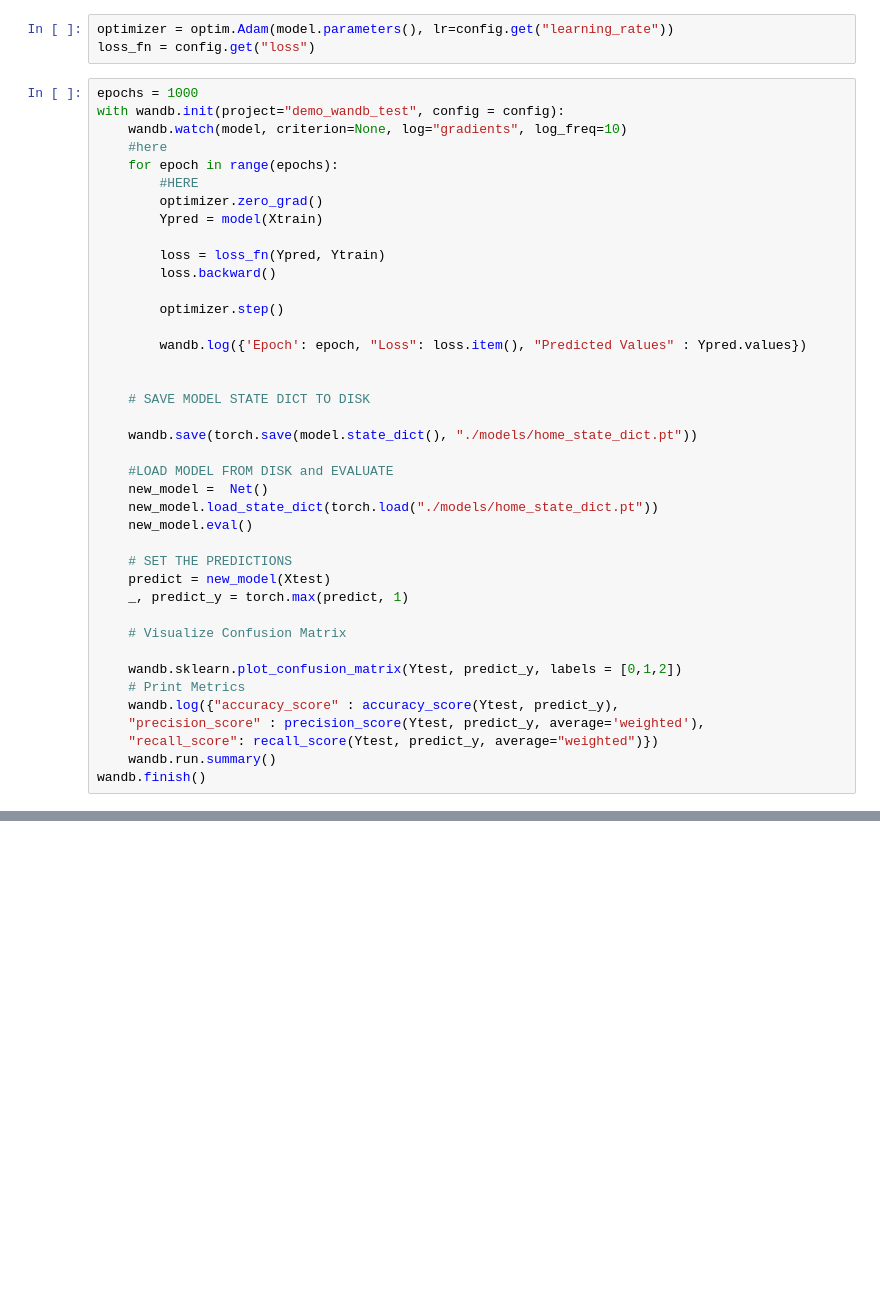
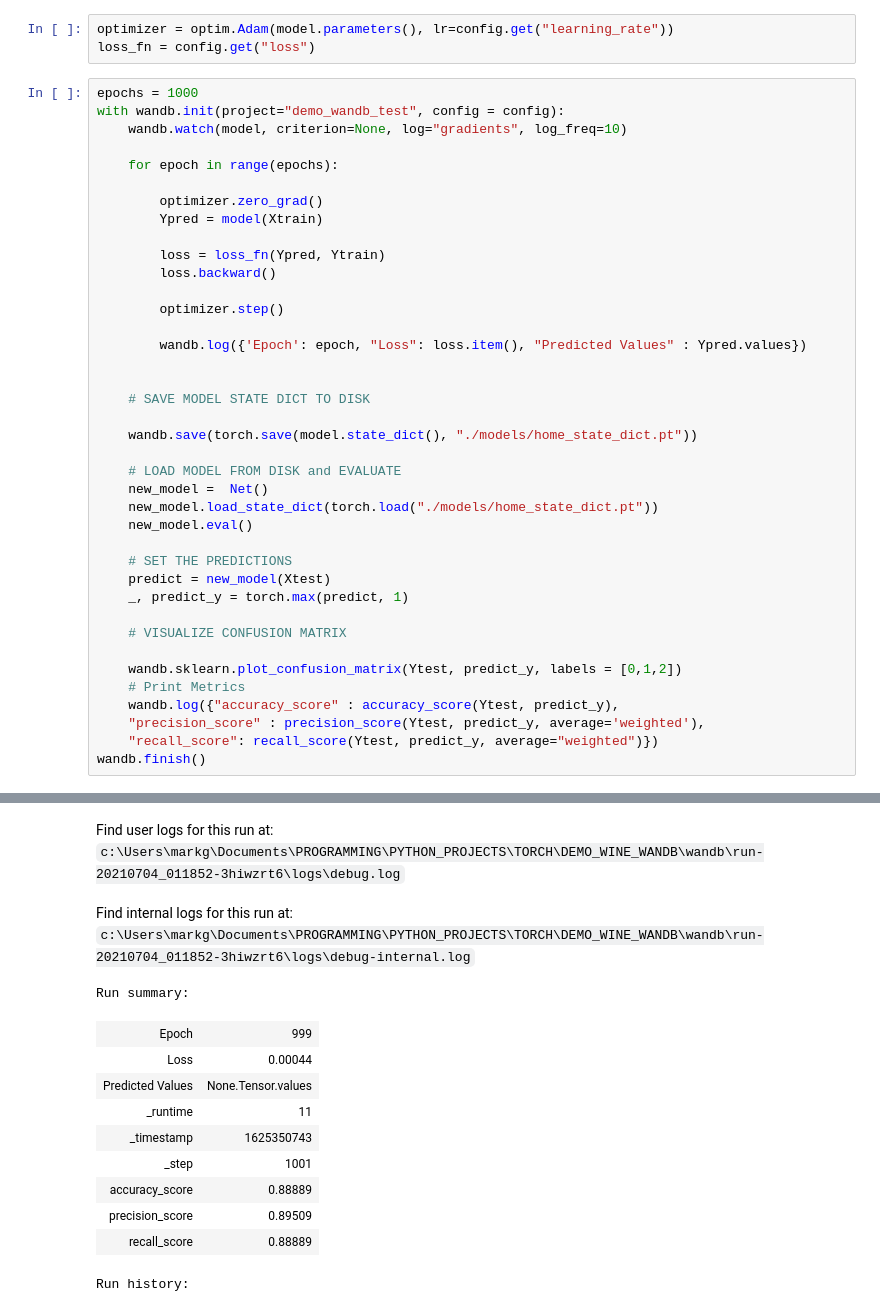
Before and after one commit to markgicharu/DEMO_WINE_WANDB, a Jupyter notebook: home_copy_wandb.ipynb, the cells around one changed output, grey strips where cells are left out. Drawn from its saved outputs; the diff is of its cells as text; blank space fills up the shorter version.

Commit message:
added successful run with wandb and metric

```diff
--- a/home_copy_wandb.ipynb
+++ b/home_copy_wandb.ipynb
@@ -137,9 +249,9 @@ loss_fn = config.get("loss")
 epochs = 1000
 with wandb.init(project="demo_wandb_test", config = config):
     wandb.watch(model, criterion=None, log="gradients", log_freq=10)
-    #here
+
     for epoch in range(epochs):
-        #HERE
+
         optimizer.zero_grad()
         Ypred = model(Xtrain)
 
@@ -155,7 +267,7 @@ with wandb.init(project="demo_wandb_test", config = config):
 
     wandb.save(torch.save(model.state_dict(), "./models/home_state_dict.pt"))
 
-    #LOAD MODEL FROM DISK and EVALUATE
+    # LOAD MODEL FROM DISK and EVALUATE
     new_model =  Net()
     new_model.load_state_dict(torch.load("./models/home_state_dict.pt"))
     new_model.eval()
@@ -164,12 +276,12 @@ with wandb.init(project="demo_wandb_test", config = config):
     predict = new_model(Xtest)
     _, predict_y = torch.max(predict, 1)
 
-    # Visualize Confusion Matrix
+    # VISUALIZE CONFUSION MATRIX
 
     wandb.sklearn.plot_confusion_matrix(Ytest, predict_y, labels = [0,1,2])
     # Print Metrics
     wandb.log({"accuracy_score" : accuracy_score(Ytest, predict_y),
     "precision_score" : precision_score(Ytest, predict_y, average='weighted'),
     "recall_score": recall_score(Ytest, predict_y, average="weighted")})
-    wandb.run.summary()
 wandb.finish()
+# %% [output]
@@ -175,0 +296,13 @@ wandb.finish()
+Find user logs for this run at: c:\Users\markg\Documents\PROGRAMMING\PYTHON_PROJECTS\TORCH\DEMO_WINE_WANDB\wandb\run-20210704_011852-3hiwzrt6\logs\debug.log
+Find internal logs for this run at: c:\Users\markg\Documents\PROGRAMMING\PYTHON_PROJECTS\TORCH\DEMO_WINE_WANDB\wandb\run-20210704_011852-3hiwzrt6\logs\debug-internal.log
+Run summary:
+| Epoch | 999 |
+| Loss | 0.00044 |
+| Predicted Values | None.Tensor.values |
+| _runtime | 11 |
+| _timestamp | 1625350743 |
+| _step | 1001 |
+| accuracy_score | 0.88889 |
+| precision_score | 0.89509 |
+| recall_score | 0.88889 |
+Run history:
```
Also changed, not shown: parts of 20 cells of this notebook, 11 other files.
